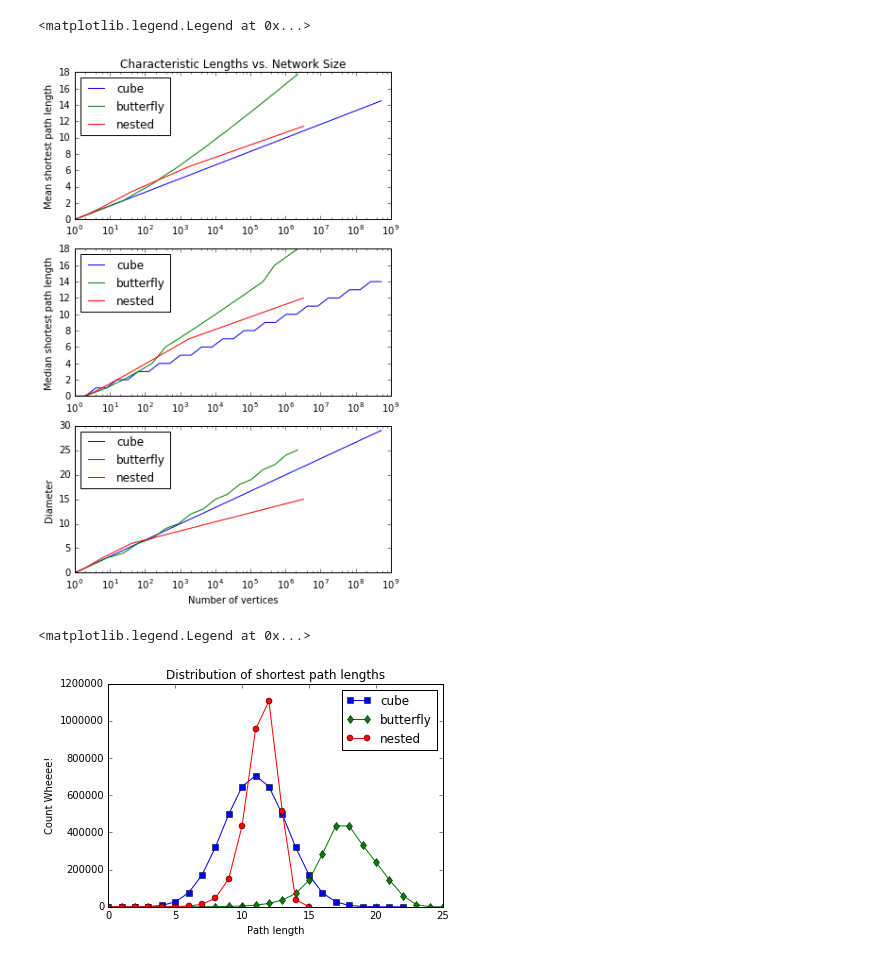
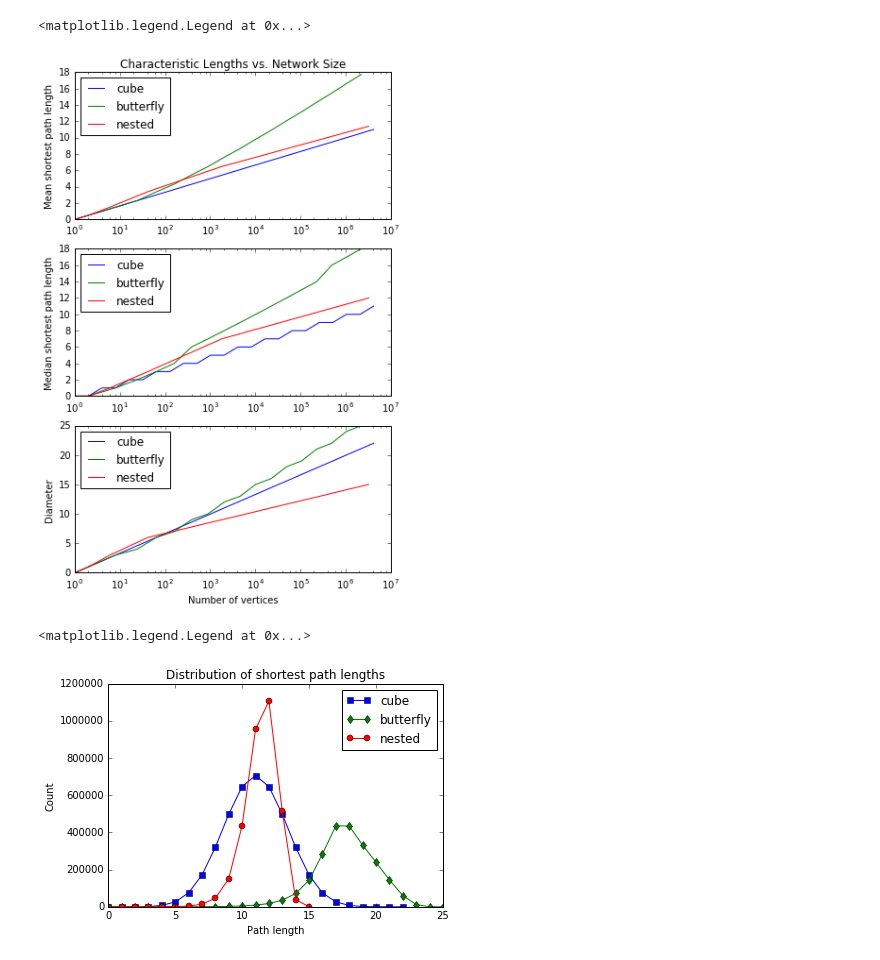
Before and after one commit to elplatt/NetFT, a Jupyter notebook: notebook/Network Path Length.ipynb, the cells around one changed output. Saved outputs shown, nothing was run; the diff lists cells and outputs as text; code cells hidden in the pictures.

Commit message:
Use optimized NestedClique, update figs in notebook.

```diff
--- a/notebook/Network Path Length.ipynb
+++ b/notebook/Network Path Length.ipynb
@@ -44,7 +44,7 @@ def median_pathlength(dist, count):
             return dist[i]
     return -1
 # %%
-cube_m = range(30)
+cube_m = range(23)
 cube_N = []
 cube_char_path = []
 cube_med_path = []
@@ -76,13 +76,11 @@ nested_med_path = []
 nested_diameter = []
 nested_N = []
 for m in nested_m:
-    nested = nw.NestedClique.makeGraph(m)
-    (nested_dist, nested_count) = distance_histogram(nested, tuple([0] * m))
+    (nested_dist, nested_count) = nw.NestedClique.path_length_histogram(m)
     nested_N.append(sum(nested_count))
     nested_char_path.append(average_pathlength(nested_dist, nested_count))
     nested_med_path.append(median_pathlength(nested_dist, nested_count))
     nested_diameter.append(nested_dist[-1])
-    del nested
 # %%
 plt.figure(figsize=(6,9.5))
 plt.subplot(3,1,1)
@@ -107,15 +105,15 @@ plt.semilogx(nested_N, nested_diameter, '-', label="nested")
 plt.legend(loc="upper left")
 # %% [output]
 <matplotlib.legend.Legend at 0x...>
-[figure, old version]
+[figure, new version]
 # %%
 p = plt.plot(cube_dist, cube_count, 's-', label="cube")
 p = plt.plot(butterfly_dist, butterfly_count, 'd-', label="butterfly")
-p = plt.plot(nk_dist, nk_count, 'o-', label="nested")
+p = plt.plot(nested_dist, nested_count, 'o-', label="nested")
 plt.title("Distribution of shortest path lengths")
 plt.xlabel("Path length")
-plt.ylabel("Count Wheeee!")
+plt.ylabel("Count")
 plt.legend()
 # %% [output]
 <matplotlib.legend.Legend at 0x...>
-[figure, old version]
+[figure, new version]
```
